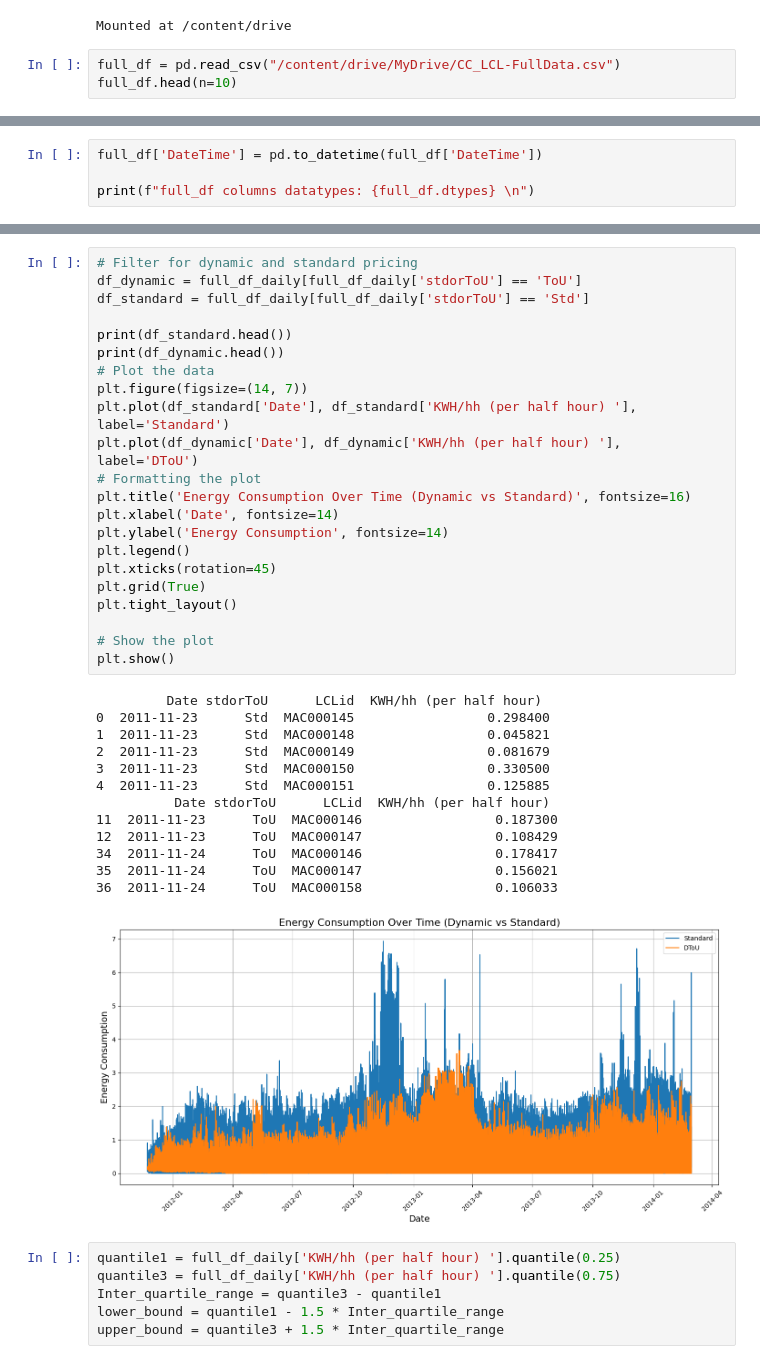
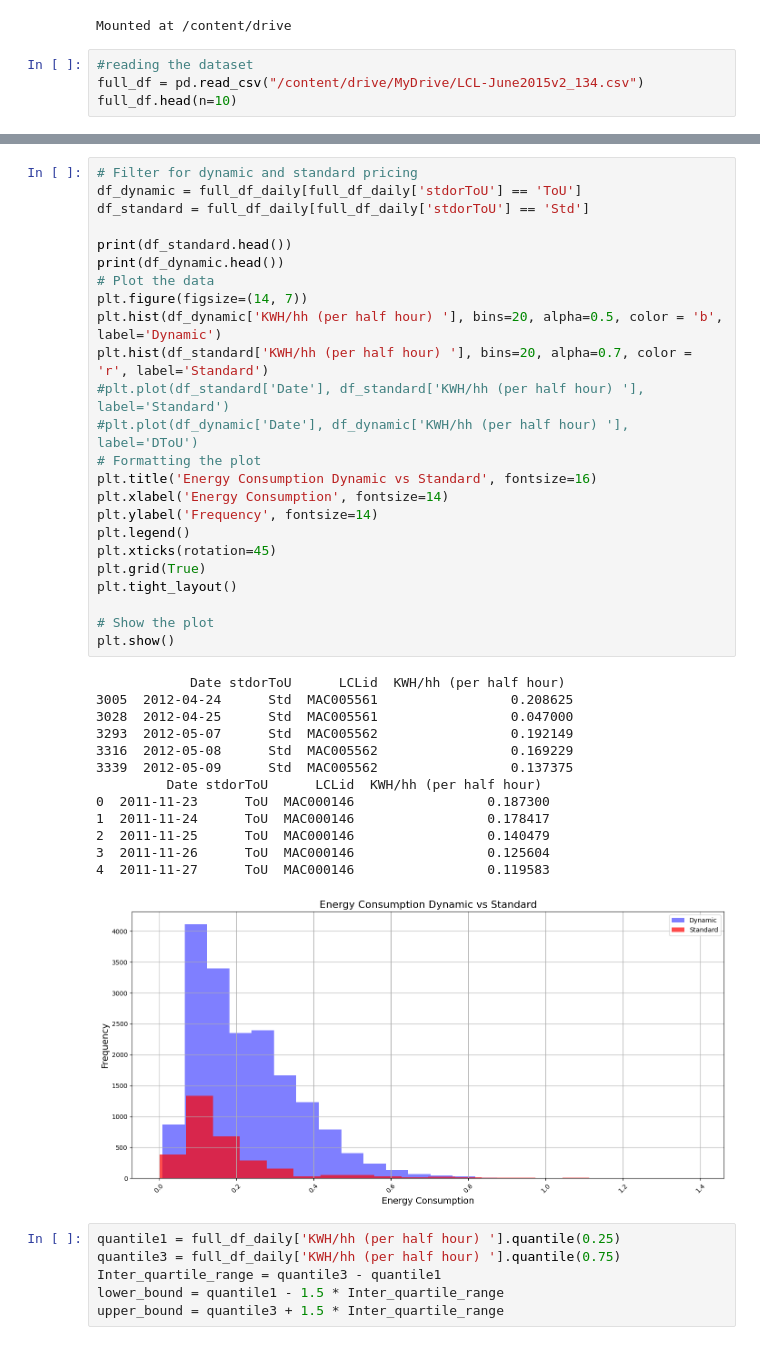
Before and after one commit to asgharlaib/Project_v1, a Jupyter notebook: Project.ipynb, the cells around one changed output, grey strips where cells are left out. Cells and saved outputs as stored; diff of their text form.

```diff
--- a/Project.ipynb
+++ b/Project.ipynb
@@ -16,7 +18,8 @@ drive.mount('/content/drive')
 # %% [output]
 Mounted at /content/drive
 # %%
-full_df = pd.read_csv("/content/drive/MyDrive/CC_LCL-FullData.csv")
+#reading the dataset
+full_df = pd.read_csv("/content/drive/MyDrive/LCL-June2015v2_134.csv")
 full_df.head(n=10)
 # %% [output]
 |  | LCLid | stdorToU | DateTime | KWH/hh (per half hour) |
@@ -40,7 +45,3 @@ stdorToU                   object
 DateTime                   object
 KWH/hh (per half hour)     object
 dtype: object
-# %%
-full_df['DateTime'] = pd.to_datetime(full_df['DateTime'])
-
-print(f"full_df columns datatypes: {full_df.dtypes} \n")
@@ -216,39 +206,41 @@ Text(0.5, 1.0, 'Standard vs Dynamic Time of Use Distribution')
 # %%
 # Filter for dynamic and standard pricing
 df_dynamic = full_df_daily[full_df_daily['stdorToU'] == 'ToU']
 df_standard = full_df_daily[full_df_daily['stdorToU'] == 'Std']
 
 print(df_standard.head())
 print(df_dynamic.head())
 # Plot the data
 plt.figure(figsize=(14, 7))
-plt.plot(df_standard['Date'], df_standard['KWH/hh (per half hour) '], label='Standard')
-plt.plot(df_dynamic['Date'], df_dynamic['KWH/hh (per half hour) '], label='DToU')
+plt.hist(df_dynamic['KWH/hh (per half hour) '], bins=20, alpha=0.5, color = 'b', label='Dynamic')
+plt.hist(df_standard['KWH/hh (per half hour) '], bins=20, alpha=0.7, color = 'r', label='Standard')
+#plt.plot(df_standard['Date'], df_standard['KWH/hh (per half hour) '], label='Standard')
+#plt.plot(df_dynamic['Date'], df_dynamic['KWH/hh (per half hour) '], label='DToU')
 # Formatting the plot
-plt.title('Energy Consumption Over Time (Dynamic vs Standard)', fontsize=16)
-plt.xlabel('Date', fontsize=14)
-plt.ylabel('Energy Consumption', fontsize=14)
+plt.title('Energy Consumption Dynamic vs Standard', fontsize=16)
+plt.xlabel('Energy Consumption', fontsize=14)
+plt.ylabel('Frequency', fontsize=14)
 plt.legend()
 plt.xticks(rotation=45)
 plt.grid(True)
 plt.tight_layout()
 
 # Show the plot
 plt.show()
 # %% [output]
+            Date stdorToU      LCLid  KWH/hh (per half hour)
+3005  2012-04-24      Std  MAC005561                 0.208625
+3028  2012-04-25      Std  MAC005561                 0.047000
+3293  2012-05-07      Std  MAC005562                 0.192149
+3316  2012-05-08      Std  MAC005562                 0.169229
+3339  2012-05-09      Std  MAC005562                 0.137375
          Date stdorToU      LCLid  KWH/hh (per half hour)
-0  2011-11-23      Std  MAC000145                 0.298400
-1  2011-11-23      Std  MAC000148                 0.045821
-2  2011-11-23      Std  MAC000149                 0.081679
-3  2011-11-23      Std  MAC000150                 0.330500
-4  2011-11-23      Std  MAC000151                 0.125885
-          Date stdorToU      LCLid  KWH/hh (per half hour)
-11  2011-11-23      ToU  MAC000146                 0.187300
-12  2011-11-23      ToU  MAC000147                 0.108429
-34  2011-11-24      ToU  MAC000146                 0.178417
-35  2011-11-24      ToU  MAC000147                 0.156021
-36  2011-11-24      ToU  MAC000158                 0.106033
+0  2011-11-23      ToU  MAC000146                 0.187300
+1  2011-11-24      ToU  MAC000146                 0.178417
+2  2011-11-25      ToU  MAC000146                 0.140479
+3  2011-11-26      ToU  MAC000146                 0.125604
+4  2011-11-27      ToU  MAC000146                 0.119583
-[figure, old version]
+[figure, new version]
 # %%
 quantile1 = full_df_daily['KWH/hh (per half hour) '].quantile(0.25)
 quantile3 = full_df_daily['KWH/hh (per half hour) '].quantile(0.75)
```
Also changed, not shown: parts of 31 cells of this notebook.
